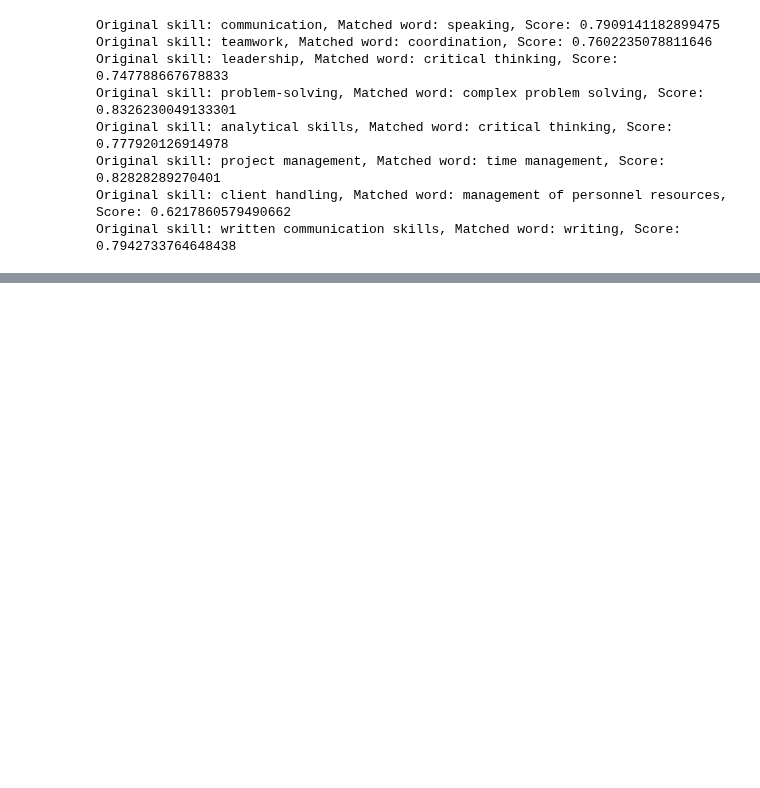
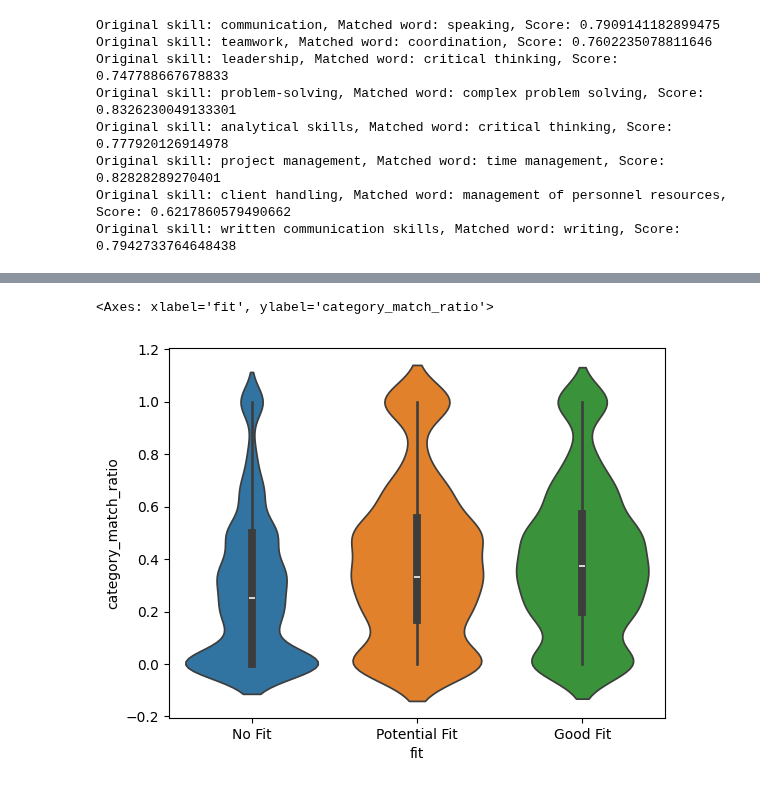
Before and after one commit to YeOldMan23/jobmirror, a Jupyter notebook: data-processing-silver-skills.ipynb, the cells around one changed output, grey strips where cells are left out. Cells and saved outputs as stored; diff of their text form; code cells hidden in the pictures; blank space fills up the shorter version.

```diff
--- a/data-processing-silver-skills.ipynb
+++ b/data-processing-silver-skills.ipynb
@@ -516,0 +862,11 @@ Original skill: written communication skills, Matched word: writing, Score: 0.79
+# %%
+df_joined_pd['hard_skills_category_y_len'] = df_joined_pd['hard_skills_category_y'].apply(lambda x: len(x) if x is not None else 0)
+df_joined_pd['hard_skills_standardized_y_len'] = df_joined_pd['hard_skills_standardized_y'].apply(lambda x: len(x) if x is not None else 0)
+
+df_joined_pd['category_match_ratio'] = df_joined_pd['category_match'] / df_joined_pd['hard_skills_category_y_len']
+df_joined_pd['specific_match_ratio'] = df_joined_pd['specific_match'] / df_joined_pd['hard_skills_category_y_len']
+# %%
+sns.violinplot(data=df_joined_pd, x='fit', y='category_match_ratio', hue='fit')
+# %% [output]
+<Axes: xlabel='fit', ylabel='category_match_ratio'>
+[figure, added]
```
Also changed, not shown: parts of 46 cells of this notebook.
